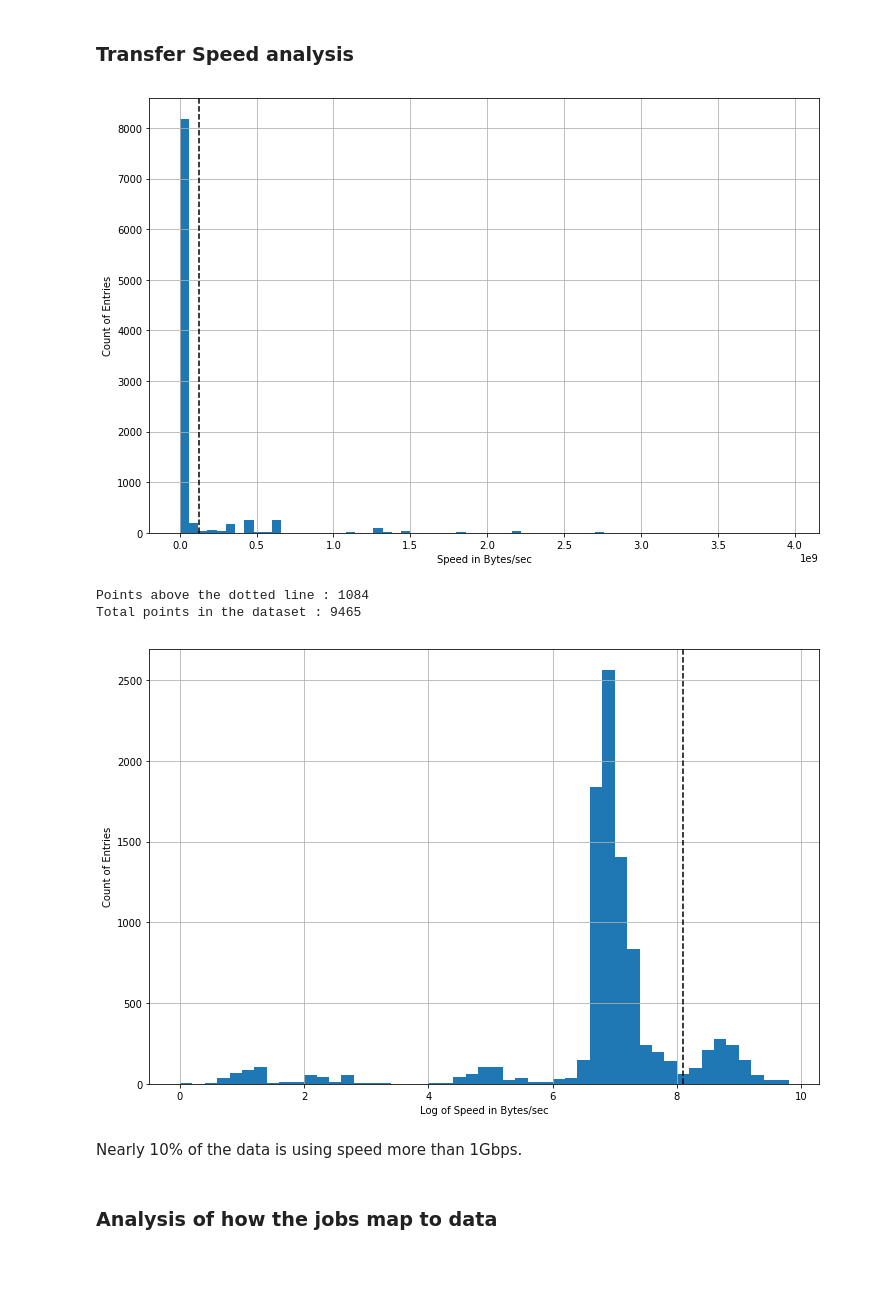
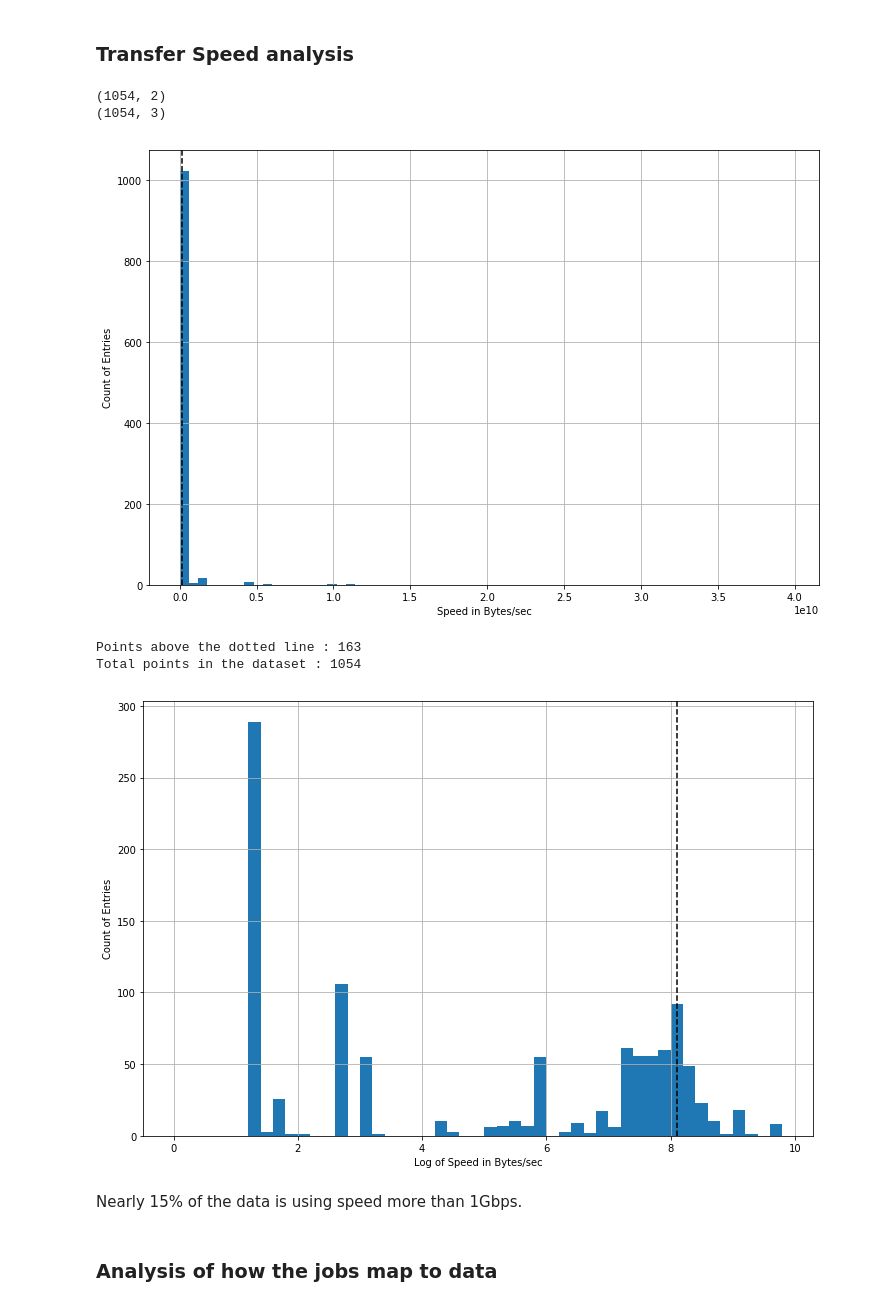
Before and after one commit to AdwaitB/greco-notes, a Jupyter notebook: infra/Analysis_full.ipynb, the cells around one changed output. Cells and saved outputs as stored; diff of their text form; code cells hidden in the pictures; blank space fills up the shorter version.

Commit message:
Added transfer speed analysis

```diff
--- a/infra/Analysis_full.ipynb
+++ b/infra/Analysis_full.ipynb
@@ -331,22 +331,30 @@ The distribution of this looks the same as from the CSV file, but still this doe
 # %% [markdown]
 ### Transfer Speed analysis
 # %%
-temp = data[1][['transfer_history.transfer_size', 'transfer_history.time_transfer_sec']]
+temp = data[1][['transfer_history.actually_transferred_size', 'transfer_history.time_transfer_sec']]
 temp = temp[temp['transfer_history.time_transfer_sec'] > 0]
-temp = temp[temp['transfer_history.transfer_size'] > 0]
-temp['speed'] = temp['transfer_history.transfer_size']
+temp = temp[temp['transfer_history.actually_transferred_size'] > 0]
+print(temp.shape)
+temp['speed'] = temp['transfer_history.actually_transferred_size']
+print(temp.shape)
 
 for index, row in temp.iterrows():
+    if(row['speed'] == 0):
+        break
+    if(row['transfer_history.time_transfer_sec' == 0]):
+        break
     row['speed'] = float(row['speed'])/float(row['transfer_history.time_transfer_sec'])
 
-plot_hist(np.log10(125000000), temp['speed'], [[0, 4*(10**9), 6*(10**7)], [0, 10, 0.2]], "Speed in Bytes/sec")
+plot_hist(np.log10(125000000), temp['speed'], [[0, 4*(10**10), 6*(10**8)], [0, 10, 0.2]], "Speed in Bytes/sec")
 # %% [output]
+(1054, 2)
+(1054, 3)
-[figure, old version]
+[figure, new version]
-Points above the dotted line : 1084
-Total points in the dataset : 9465
+Points above the dotted line : 163
+Total points in the dataset : 1054
-[figure, old version]
+[figure, new version]
 # %% [markdown]
-Nearly 10% of the data is using speed more than 1Gbps.
+Nearly 15% of the data is using speed more than 1Gbps.
 # %% [markdown]
 ### Analysis of how the jobs map to data
 # %%
```
Also changed, not shown: 1 other file.
